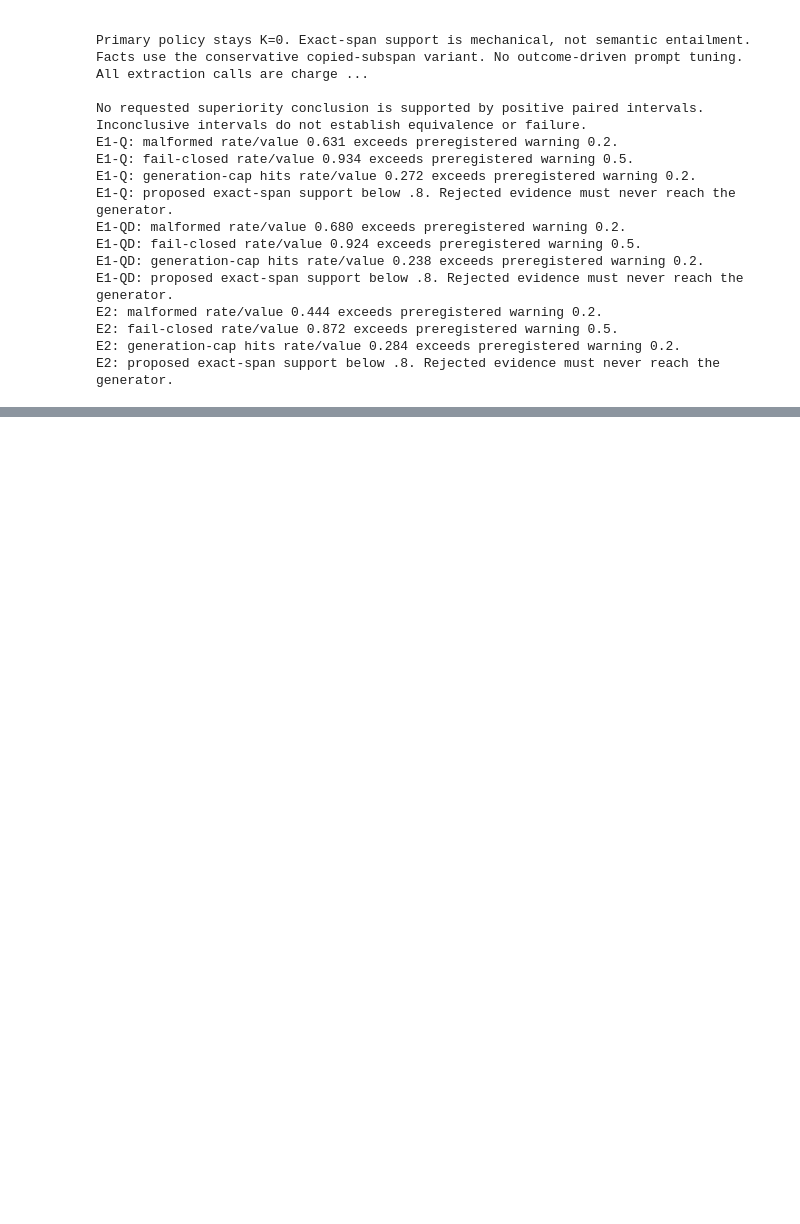
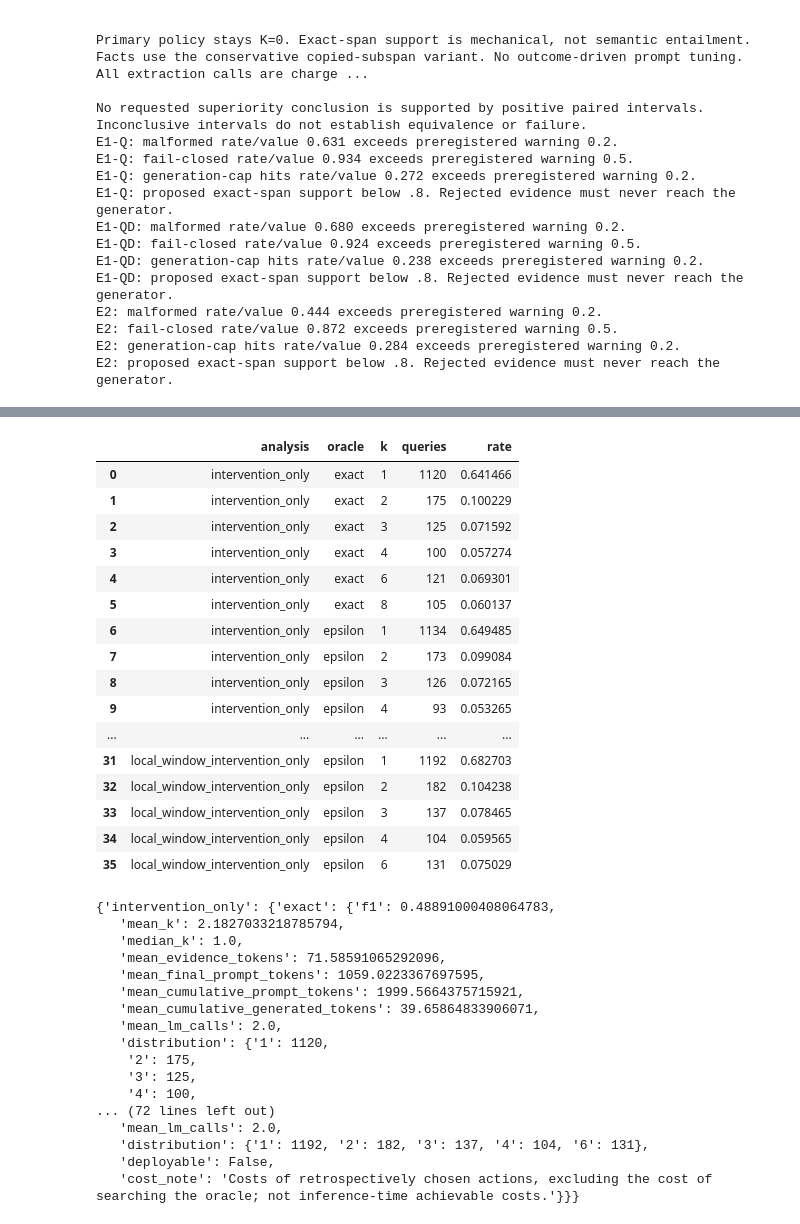
Before and after one commit to Guna-Venkat/CS787-QCCA-RAG, a Jupyter notebook: notebooks/week9/week9e_extraction_faithfulness.ipynb, the cells around one changed output, grey strips where cells are left out. Cells and saved outputs as stored; diff of their text form; code cells hidden in the pictures; blank space fills up the shorter version.

```diff
--- a/notebooks/week9/week9e_extraction_faithfulness.ipynb
+++ b/notebooks/week9/week9e_extraction_faithfulness.ipynb
@@ -474,0 +668,39 @@ E2: proposed exact-span support below .8. Rejected evidence must never reach the
+# %%
+if (e3_fit / 'oracle_distribution.csv').is_file():
+    display(pd.read_csv(e3_fit / 'oracle_distribution.csv'))
+    display(json.loads((e3_fit / 'oracle_summary.json').read_text()))
+# %% [output]
+|  | analysis | oracle | k | queries | rate |
+| 0 | intervention_only | exact | 1 | 1120 | 0.641466 |
+| 1 | intervention_only | exact | 2 | 175 | 0.100229 |
+| 2 | intervention_only | exact | 3 | 125 | 0.071592 |
+| 3 | intervention_only | exact | 4 | 100 | 0.057274 |
+| 4 | intervention_only | exact | 6 | 121 | 0.069301 |
+| 5 | intervention_only | exact | 8 | 105 | 0.060137 |
+| 6 | intervention_only | epsilon | 1 | 1134 | 0.649485 |
+| 7 | intervention_only | epsilon | 2 | 173 | 0.099084 |
+| 8 | intervention_only | epsilon | 3 | 126 | 0.072165 |
+| 9 | intervention_only | epsilon | 4 | 93 | 0.053265 |
+| ... | ... | ... | ... | ... | ... |
+| 31 | local_window_intervention_only | epsilon | 1 | 1192 | 0.682703 |
+| 32 | local_window_intervention_only | epsilon | 2 | 182 | 0.104238 |
+| 33 | local_window_intervention_only | epsilon | 3 | 137 | 0.078465 |
+| 34 | local_window_intervention_only | epsilon | 4 | 104 | 0.059565 |
+| 35 | local_window_intervention_only | epsilon | 6 | 131 | 0.075029 |
+{'intervention_only': {'exact': {'f1': 0.48891000408064783,
+   'mean_k': 2.1827033218785794,
+   'median_k': 1.0,
+   'mean_evidence_tokens': 71.58591065292096,
+   'mean_final_prompt_tokens': 1059.0223367697595,
+   'mean_cumulative_prompt_tokens': 1999.5664375715921,
+   'mean_cumulative_generated_tokens': 39.65864833906071,
+   'mean_lm_calls': 2.0,
+   'distribution': {'1': 1120,
+    '2': 175,
+    '3': 125,
+    '4': 100,
+... (72 lines left out)
+   'mean_lm_calls': 2.0,
+   'distribution': {'1': 1192, '2': 182, '3': 137, '4': 104, '6': 131},
+   'deployable': False,
+   'cost_note': 'Costs of retrospectively chosen actions, excluding the cost of searching the oracle; not inference-time achievable costs.'}}}
```
Also changed, not shown: parts of 25 cells of this notebook, 48 other files.
